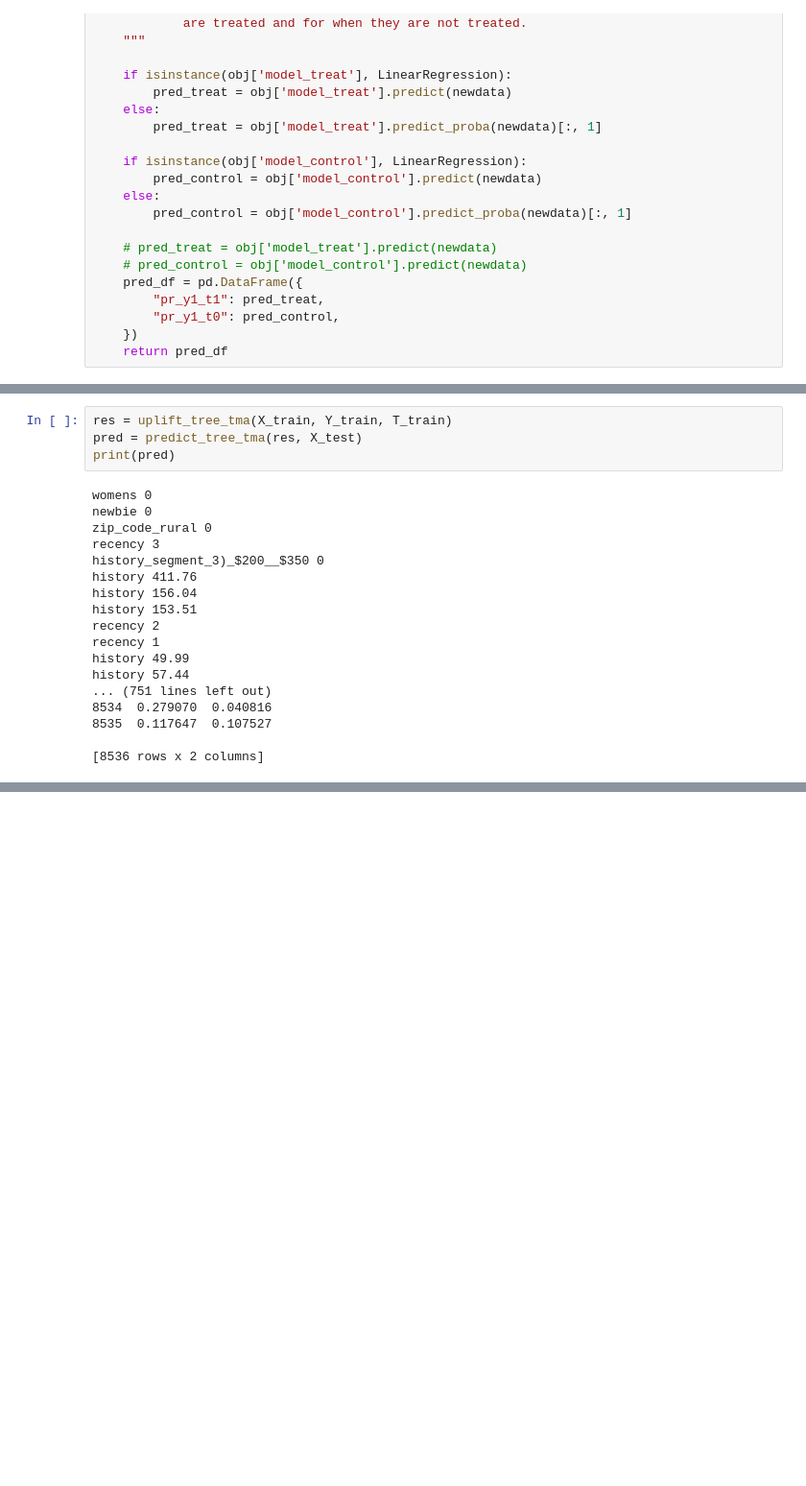
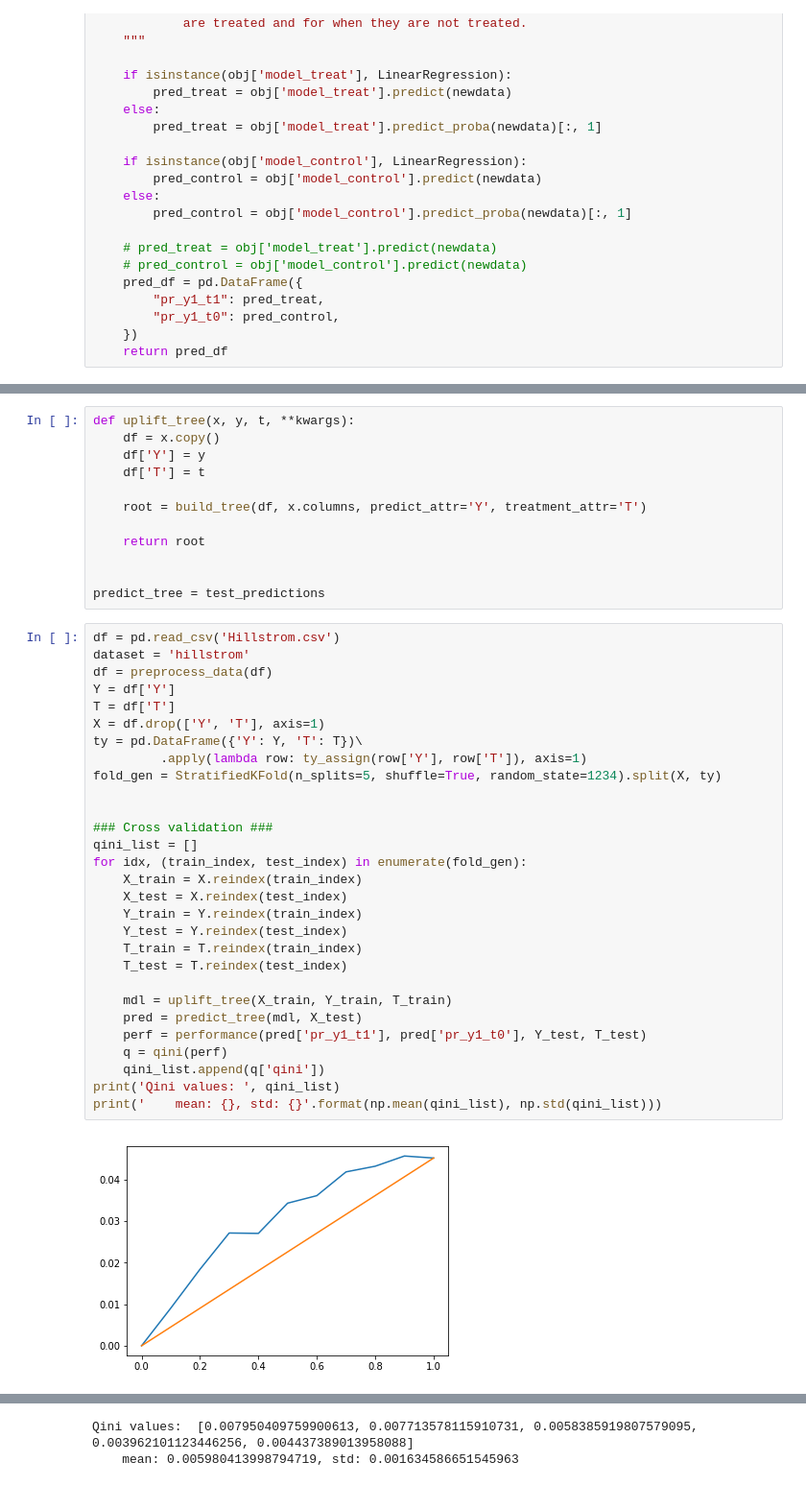
Before and after one commit to Ki-jaeHong/UpliftModeling, a Jupyter notebook: code_day3.ipynb, the cells around one changed output, grey strips where cells are left out. Shown: that part at 96% size. Cells and saved outputs as stored; diff of their text form; blank space fills up the shorter version.

Commit message:
Uplift decision tree & \Delta\Delta P as splitting criterion

```diff
--- a/code_day3.ipynb
+++ b/code_day3.ipynb
@@ -843,22 +768,43 @@ def predict_tree_tma(obj, newdata, **kwargs):
-# %%
-res = uplift_tree_tma(X_train, Y_train, T_train)
-pred = predict_tree_tma(res, X_test)
-print(pred)
-# %% [output]
-womens 0
-newbie 0
-zip_code_rural 0
-recency 3
-history_segment_3)_$200__$350 0
-history 411.76
-history 156.04
-history 153.51
-recency 2
-recency 1
-history 49.99
-history 57.44
-... (751 lines left out)
-8534  0.279070  0.040816
-8535  0.117647  0.107527
-
-[8536 rows x 2 columns]
+# %%
+def uplift_tree(x, y, t, **kwargs):
+    df = x.copy()
+    df['Y'] = y
+    df['T'] = t
+
+    root = build_tree(df, x.columns, predict_attr='Y', treatment_attr='T')
+
+    return root
+
+
+predict_tree = test_predictions
+# %%
+df = pd.read_csv('Hillstrom.csv')
+dataset = 'hillstrom'
+df = preprocess_data(df)
+Y = df['Y']
+T = df['T']
+X = df.drop(['Y', 'T'], axis=1)
+ty = pd.DataFrame({'Y': Y, 'T': T})\
+         .apply(lambda row: ty_assign(row['Y'], row['T']), axis=1)
+fold_gen = StratifiedKFold(n_splits=5, shuffle=True, random_state=1234).split(X, ty)
+
+
+### Cross validation ###
+qini_list = []
+for idx, (train_index, test_index) in enumerate(fold_gen):
+    X_train = X.reindex(train_index)
+    X_test = X.reindex(test_index)
+    Y_train = Y.reindex(train_index)
+    Y_test = Y.reindex(test_index)
+    T_train = T.reindex(train_index)
+    T_test = T.reindex(test_index)
+
+    mdl = uplift_tree(X_train, Y_train, T_train)
+    pred = predict_tree(mdl, X_test)
+    perf = performance(pred['pr_y1_t1'], pred['pr_y1_t0'], Y_test, T_test)
+    q = qini(perf)
+    qini_list.append(q['qini'])
+print('Qini values: ', qini_list)
+print('    mean: {}, std: {}'.format(np.mean(qini_list), np.std(qini_list)))
+# %% [output]
+[figure, added]
@@ -864,0 +815,2 @@ history 57.44
+Qini values:  [0.007950409759900613, 0.007713578115910731, 0.0058385919807579095, 0.003962101123446256, 0.004437389013958088]
+    mean: 0.005980413998794719, std: 0.001634586651545963
```
Also changed, not shown: parts of 4 cells of this notebook.
